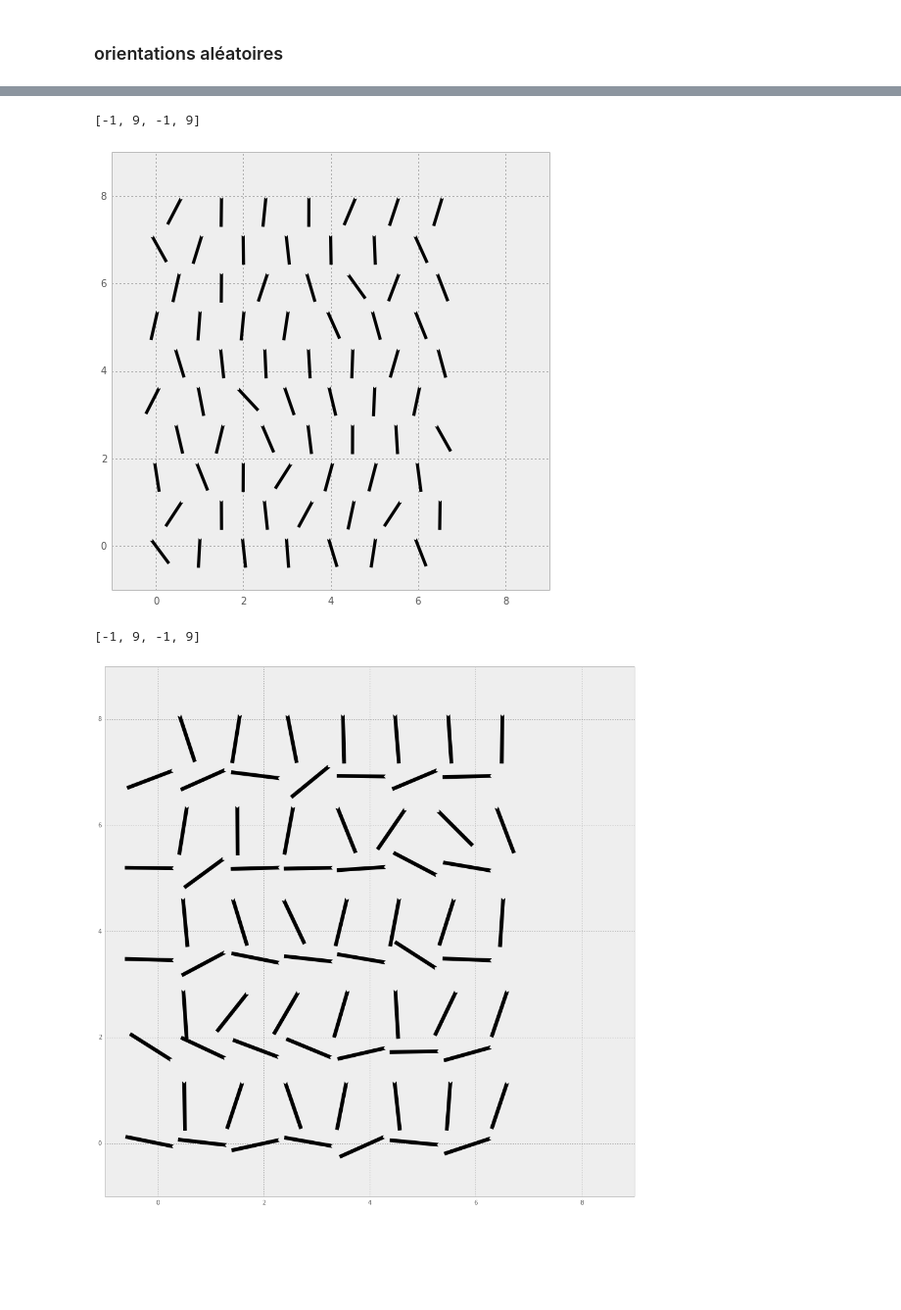
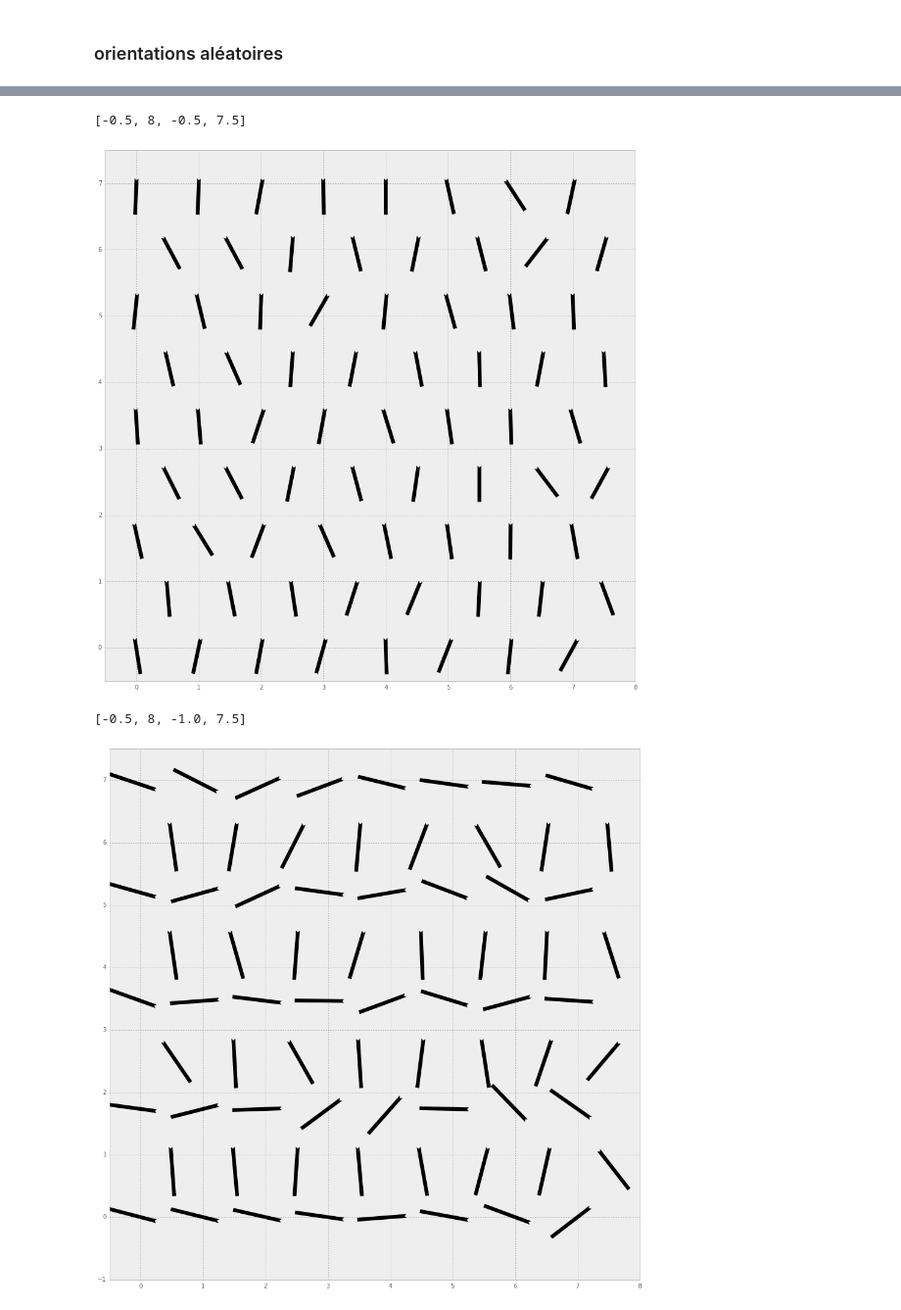
Before and after one commit to NaturalPatterns/2016_elasticite, a Jupyter notebook: 1-grille.ipynb, the cells around one changed output, grey strips where cells are left out. Shown at 98% size. Drawn from its saved outputs; the diff is of its cells as text; code cells hidden in the pictures; blank space fills up the shorter version.

```diff
--- a/1-grille.ipynb
+++ b/1-grille.ipynb
@@ -30,15 +32,15 @@ ax.plot(lames[0, :], lames[1, :], 'o')
 # %%
-N_lame = 70
+N_lame = 72
 # on définit l'ensemble des lames comme un tableau de (x, y, theta) x N_lame
 lames = np.ones((3, N_lame))
-N_lame_X = np.sqrt(N_lame)*np.sqrt(3)/2
+N_lame_X = np.sqrt(N_lame)#/(np.sqrt(3)/2)
 N_lame_X = np.int(N_lame_X)
 
 lames[0, :] = np.mod(np.arange(N_lame), N_lame_X) + np.mod(np.floor(np.arange(N_lame)/N_lame_X), 2)/2
 lames[1, :] = np.floor(np.arange(N_lame)/N_lame_X)
 lames[1, :] *= np.sqrt(3)/2
 
-fig = plt.figure(figsize=(8,8))
+fig = plt.figure(figsize=(16, 16))
 ax = fig.add_subplot(111)
 ax.plot(lames[0, :], lames[1, :], 'o')
 ax.axis('equal')
@@ -72,18 +74,18 @@ plt.axis([-1, 9, -1, 9])
 # %%
 lames[2, :] = np.pi/2 + .1*np.pi*np.random.randn(N_lame)
-fig = plt.figure(figsize=(8,8))
+fig = plt.figure(figsize=(16, 16))
 ax = fig.add_subplot(111)
 ax.quiver(lames[0, :], lames[1,:], np.cos(lames[2, :]), np.sin(lames[2,:]), pivot='middle', scale = 10, headwidth=0)
-plt.axis([-1, 9, -1, 9])
+plt.axis([-.5, 8, -.5, 7.5])
 # %% [output]
-[-1, 9, -1, 9]
+[-0.5, 8, -0.5, 7.5]
-[figure, old version]
+[figure, new version]
 # %%
 lames[2, :] = np.pi/2*np.mod(np.floor(np.arange(N_lame)/N_lame_X), 2) + .1*np.pi*np.random.randn(N_lame)
 fig = plt.figure(figsize=(16, 16))
 ax = fig.add_subplot(111)
 ax.quiver(lames[0, :], lames[1,:], np.cos(lames[2, :]), np.sin(lames[2,:]), pivot='middle', scale = 8, headwidth=0)
-plt.axis([-1, 9, -1, 9])
+plt.axis([-.5, 8, -1., 7.5])
 # %% [output]
-[-1, 9, -1, 9]
+[-0.5, 8, -1.0, 7.5]
-[figure, old version]
+[figure, new version]
```
Also changed, not shown: parts of 11 cells of this notebook, 3 other files.
